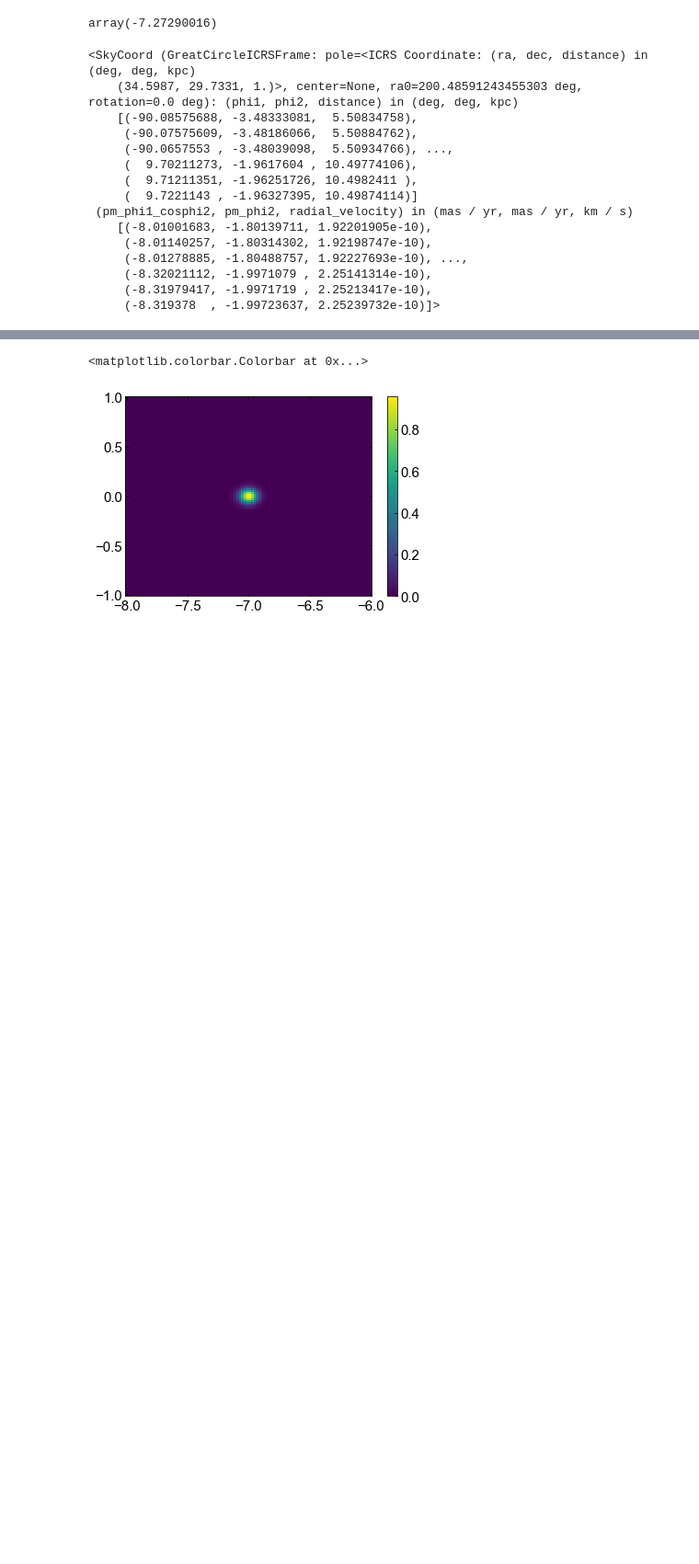
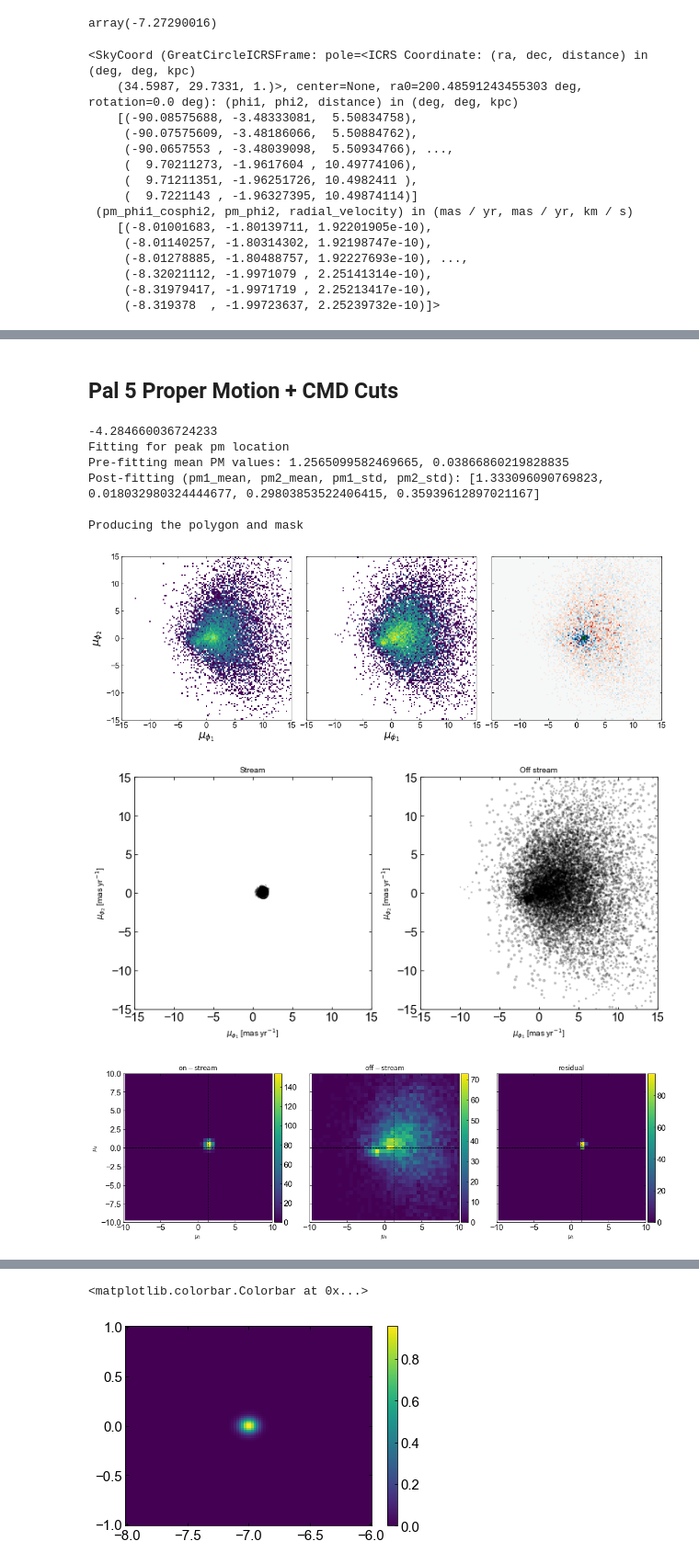
Before and after one commit to stellarstreams/cats, a Jupyter notebook: notebooks/pawprint_demo.ipynb, the cells around one changed output, grey strips where cells are left out. Shown at 92% size. Cells and saved outputs as stored; diff of their text form; code cells hidden in the pictures; blank space fills up the shorter version.

Commit message:
input file and convolve CMD err

```diff
--- a/notebooks/pawprint_demo.ipynb
+++ b/notebooks/pawprint_demo.ipynb
@@ -279,0 +170,42 @@ fig.savefig(
+# %% [markdown]
+## Pal 5 Proper Motion + CMD Cuts
+# %%
+importlib.reload(sys.modules['cats.cmd.CMD'])
+importlib.reload(sys.modules['cats.pawprint.pawprint'])
+from cats.pawprint.pawprint import Pawprint, Footprint2D
+from cats.cmd.CMD import Isochrone
+
+stream='Pal5'
+fn = "/Users/Tavangar/CATS_workshop/cats/data/joined-{}.fits".format(inputs[stream]['short_name'])
+cat = at.Table.read(fn)
+
+p = Pawprint.pawprint_from_galstreams(inputs[stream]['short_name'],
+                                      inputs[stream]['pawprint_id'],
+                                      width=inputs[stream]['width'] * u.deg)
+
+# rough pm cut to start with
+p.pmprint = rough_pm_poly(p, buffer=2)
+
+o = Isochrone(stream, cat, pawprint=p)
+
+iso_patch, iso_mask, iso_model, iso_low, iso_high, pprint = o.simpleSln(maxmag=22, mass_thresh=0.83)
+# %%
+importlib.reload(sys.modules['cats.cmd.CMD'])
+importlib.reload(sys.modules['cats.pawprint.pawprint'])
+importlib.reload(sys.modules['cats.proper_motions'])
+from cats.pawprint.pawprint import Pawprint, Footprint2D
+from cats.proper_motions import ProperMotionSelection
+import astropy.table as at
+
+pmsel = ProperMotionSelection(stream, cat, pprint,
+                              n_dispersion_phi1=3, n_dispersion_phi2=3, cutoff=0.1)
+# %% [output]
+-4.284660036724233
+Fitting for peak pm location
+Pre-fitting mean PM values: 1.2565099582469665, 0.03866860219828835
+Post-fitting (pm1_mean, pm2_mean, pm1_std, pm2_std): [1.333096090769823, 0.018032980324444677, 0.29803853522406415, 0.35939612897021167]
+
+Producing the polygon and mask
+[figure, added]
+[figure, added]
+[figure, added]
```
Also changed, not shown: parts of 32 cells of this notebook, 4 other files.
